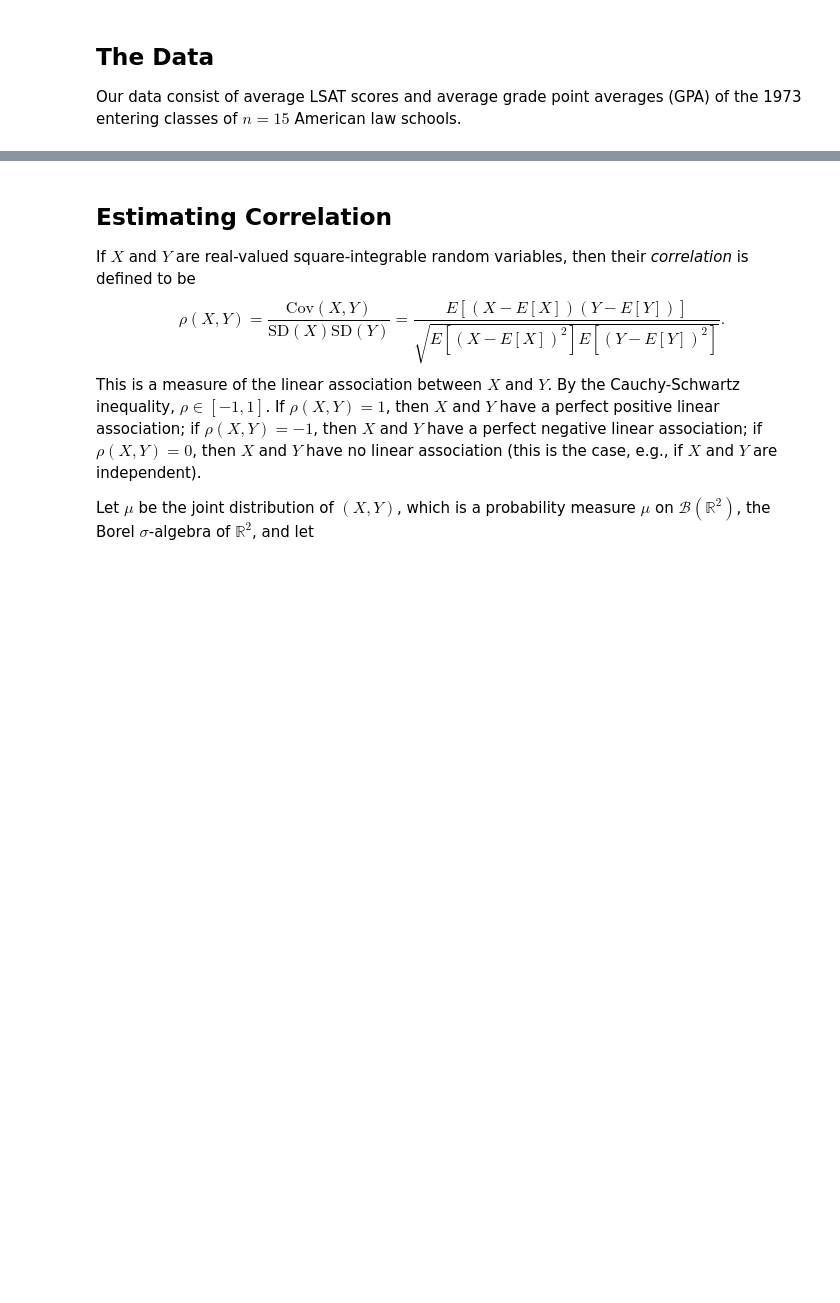
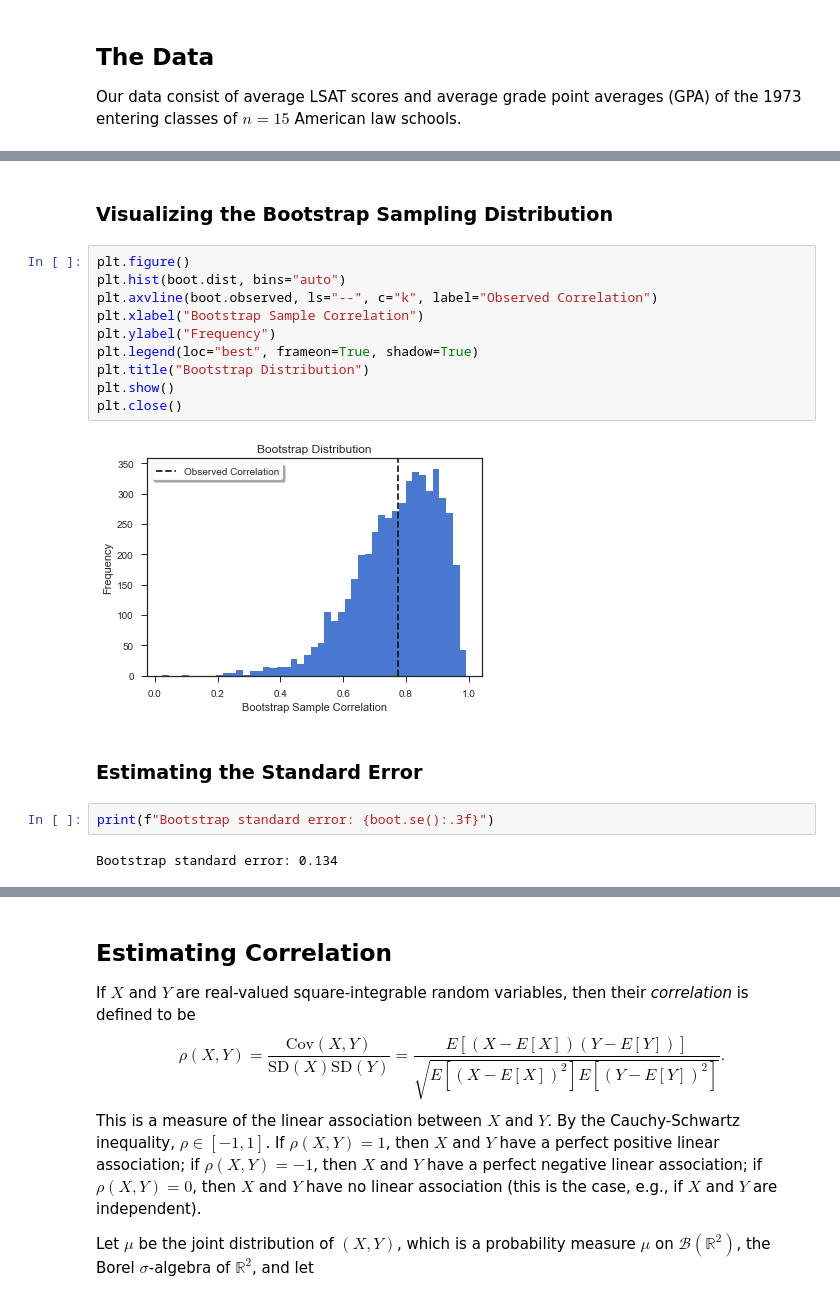
Before and after one commit to artemmavrin/StatTools, a Jupyter notebook: examples/Bootstrap and Jackknife.ipynb, the cells around one changed output, grey strips where cells are left out. Saved outputs shown, nothing was run; the diff lists cells and outputs as text; blank space fills up the shorter version.

Commit message:
Updated bootstrap and jackknife example

```diff
--- a/examples/Bootstrap and Jackknife.ipynb
+++ b/examples/Bootstrap and Jackknife.ipynb
@@ -52,0 +88,20 @@ plt.close()
+# %% [markdown]
+### Visualizing the Bootstrap Sampling Distribution
+# %%
+plt.figure()
+plt.hist(boot.dist, bins="auto")
+plt.axvline(boot.observed, ls="--", c="k", label="Observed Correlation")
+plt.xlabel("Bootstrap Sample Correlation")
+plt.ylabel("Frequency")
+plt.legend(loc="best", frameon=True, shadow=True)
+plt.title("Bootstrap Distribution")
+plt.show()
+plt.close()
+# %% [output]
+[figure, added]
+# %% [markdown]
+### Estimating the Standard Error
+# %%
+print(f"Bootstrap standard error: {boot.se():.3f}")
+# %% [output]
+Bootstrap standard error: 0.134
```
Also changed, not shown: parts of 34 cells of this notebook.
